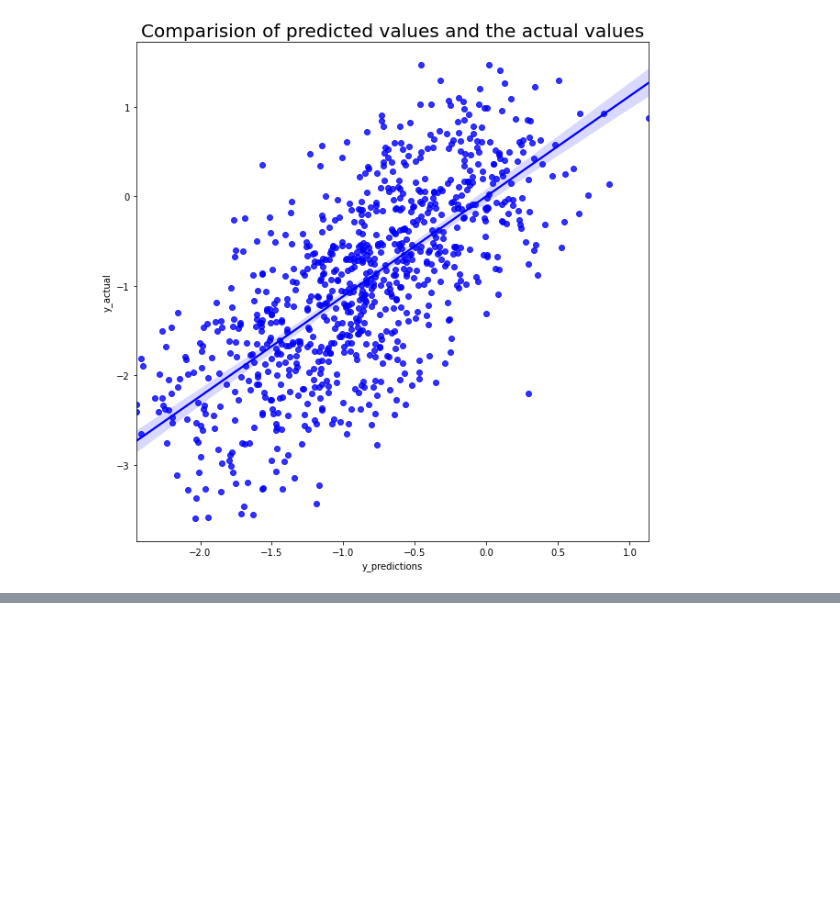
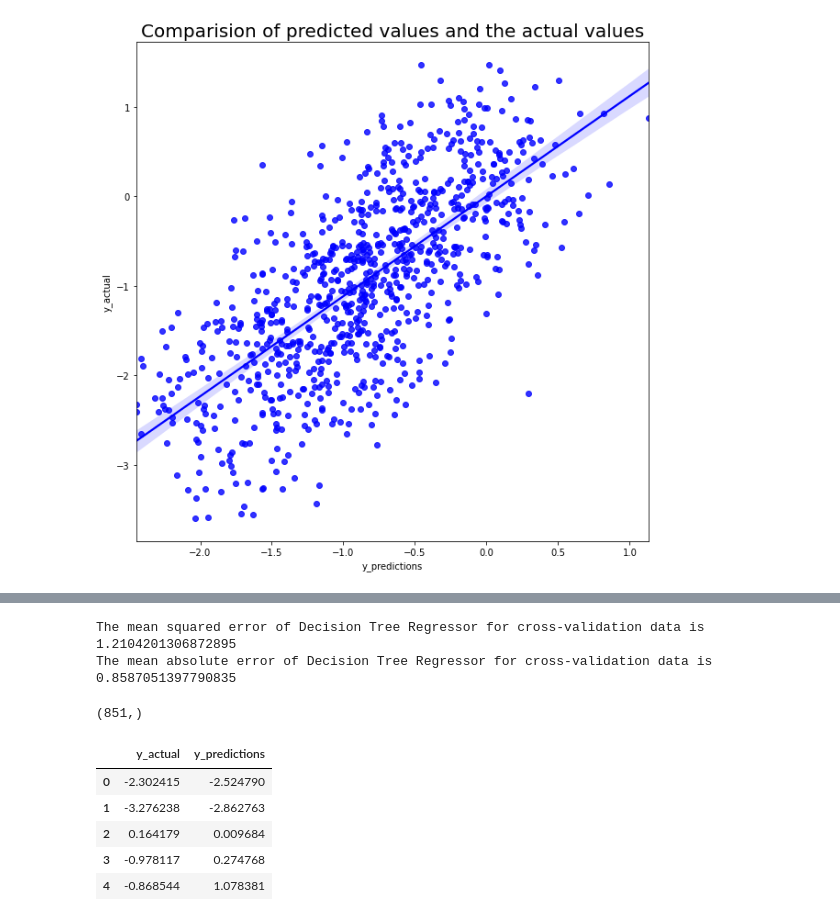
Before and after one commit to suhasmaddali/Predicting-Readability-of-Texts-Using-Machine-Learning, a Jupyter notebook: Final Notebook.ipynb, the cells around one changed output, grey strips where cells are left out. Drawn from its saved outputs; the diff is of its cells as text; code cells hidden in the pictures; blank space fills up the shorter version.

```diff
--- a/Final Notebook.ipynb
+++ b/Final Notebook.ipynb
@@ -1252,0 +1261,10 @@ regression_plot_function(final_dataframe, color = 'blue')
+# %%
+print("The mean squared error of Decision Tree Regressor for cross-validation data is {}".format(mean_squared_error(y_predict, y_cv)))
+print("The mean absolute error of Decision Tree Regressor for cross-validation data is {}".format(mean_absolute_error(y_predict, y_cv)))
+# %% [output]
+The mean squared error of Decision Tree Regressor for cross-validation data is 1.2104201306872895
+The mean absolute error of Decision Tree Regressor for cross-validation data is 0.8587051397790835
+# %%
+y_predict.shape
+# %% [output]
+(851,)
@@ -1252,0 +1275,9 @@ regression_plot_function(final_dataframe, color = 'blue')
+# %%
+final_dataframe.head()
+# %% [output]
+|  | y_actual | y_predictions |
+| 0 | -2.302415 | -2.524790 |
+| 1 | -3.276238 | -2.862763 |
+| 2 | 0.164179 | 0.009684 |
+| 3 | -0.978117 | 0.274768 |
+| 4 | -0.868544 | 1.078381 |
```
Also changed, not shown: parts of 5 cells of this notebook.
